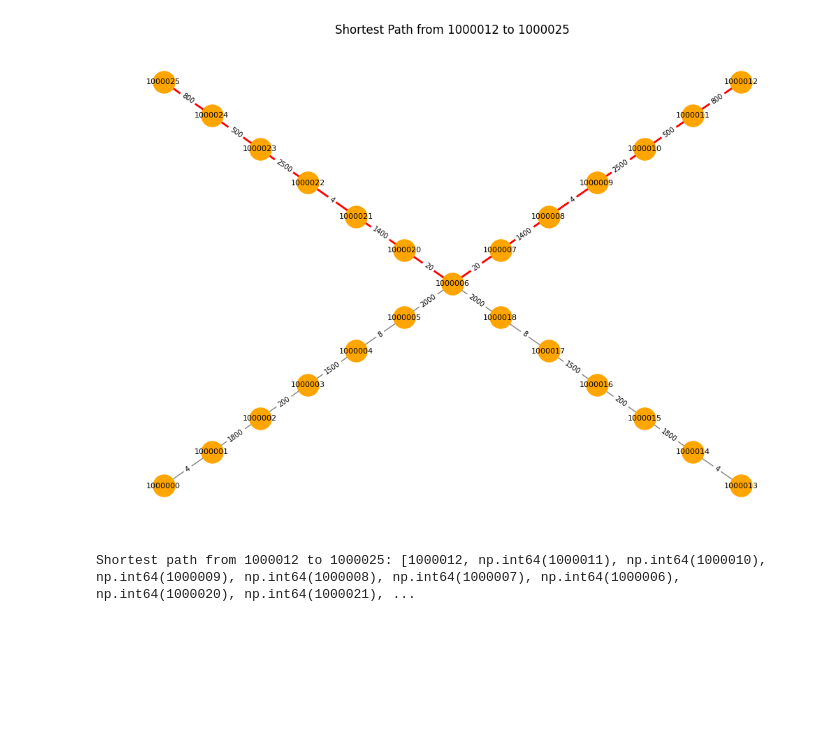
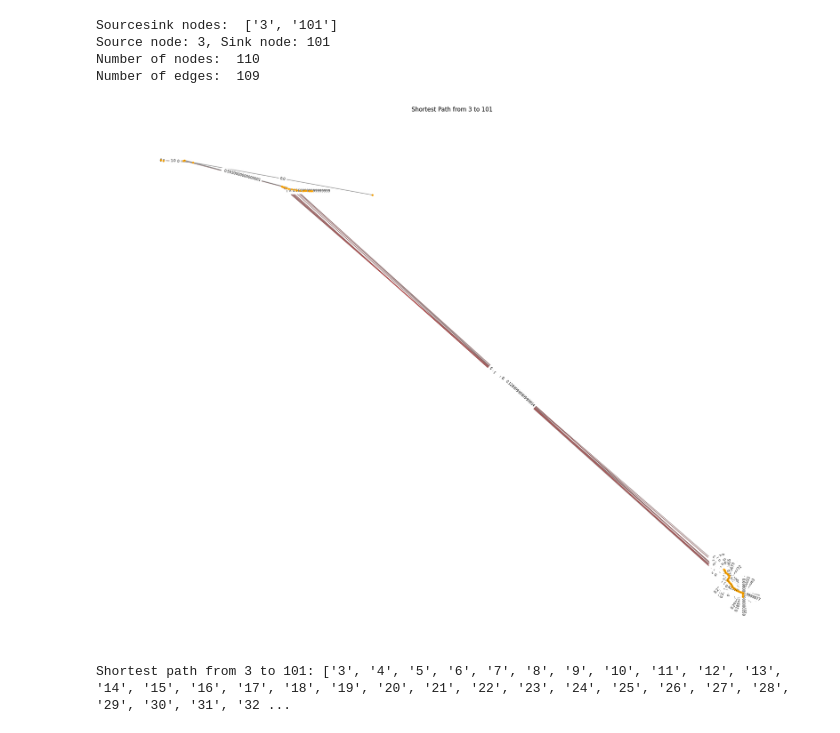
Before and after one commit to daniela1998/Advanced-Simulation-Assignments, a Jupyter notebook: Yao/network_Yao/network_Yao.ipynb, the cells around one changed output. Cells and saved outputs as stored; diff of their text form; code cells hidden in the pictures; blank space fills up the shorter version.

Commit message:
change demo to test2

```diff
--- a/Yao/network_Yao/network_Yao.ipynb
+++ b/Yao/network_Yao/network_Yao.ipynb
@@ -5,7 +5,8 @@ import matplotlib.pyplot as plt
 import random
 # %%
 # import data from file
-road = pd.read_csv('data/demo-4.csv')
+file_name = '../data/demo_1234.csv'
+road = pd.read_csv(file_name)
 # %%
 road.head()
 # %% [output]
@@ -17,0 +19,7 @@ road.head()
+# %%
+# create the dataframe for the road only contains N1
+road_N1 = road[road['road'] == 'N1']
+# %%
+# choose the dataframe with only 30 rows
+road_N1_110 = road_N1.iloc[:110]
+(road_N1_110.tail(3))
@@ -35,27 +48,34 @@ def find_shortest_path_from_sourcesink(df):
 
     # Extract node positions for visualization
     pos = nx.get_node_attributes(G, 'pos')
+    if not pos:
+        print("Error: Node positions are missing!")
 
     # Filter for nodes where 'model_type' is 'sourcesink'
     sourcesink_nodes = df[df['model_type'] == 'sourcesink']['id'].tolist()
+    print("Sourcesink nodes: ", sourcesink_nodes)
 
     # Randomly select two distinct sourcesink nodes
     if len(sourcesink_nodes) >= 2:
         source, sink = random.sample(sourcesink_nodes, 2)  # Pick two distinct nodes
+        print(f"Source node: {source}, Sink node: {sink}")
     else:
         print("Not enough 'sourcesink' nodes available for shortest path calculation.")
         return
+
+    print("Number of nodes: ", G.number_of_nodes())
+    print("Number of edges: ", G.number_of_edges())
 
     # Compute the shortest path using road length as weight
     shortest_path = nx.shortest_path(G, source, sink, weight='weight')
 
     # Draw the full network
-    plt.figure(figsize=(10, 7))
-    nx.draw(G, pos, with_labels=True, node_color='orange', edge_color='gray', node_size=500, font_size=8)
+    plt.figure(figsize=(20, 15))
+    nx.draw(G, pos, with_labels=True, node_color='orange', edge_color='gray', node_size=10, font_size=1)
 
     # Highlight the shortest path
     path_edges = list(zip(shortest_path, shortest_path[1:]))  # Convert path nodes into edges
-    nx.draw_networkx_edges(G, pos, edgelist=path_edges, edge_color='red', width=2)
+    nx.draw_networkx_edges(G, pos, edgelist=path_edges, edge_color='red', width=0.1)
 
     # Show edge labels (road segment lengths)
     edge_labels = nx.get_edge_attributes(G, 'weight')
@@ -68,7 +88,11 @@ def find_shortest_path_from_sourcesink(df):
     # Print the shortest path
     print(f"Shortest path from {source} to {sink}: {shortest_path}")
 # %%
-find_shortest_path_from_sourcesink(road)
+find_shortest_path_from_sourcesink(road_N1_110)
 # %% [output]
+Sourcesink nodes:  ['3', '101']
+Source node: 3, Sink node: 101
+Number of nodes:  110
+Number of edges:  109
-[figure, old version]
+[figure, new version]
-Shortest path from 1000012 to 1000025: [1000012, np.int64(1000011), np.int64(1000010), np.int64(1000009), np.int64(1000008), np.int64(1000007), np.int64(1000006), np.int64(1000020), np.int64(1000021), ...
+Shortest path from 3 to 101: ['3', '4', '5', '6', '7', '8', '9', '10', '11', '12', '13', '14', '15', '16', '17', '18', '19', '20', '21', '22', '23', '24', '25', '26', '27', '28', '29', '30', '31', '32 ...
```
Also changed, not shown: parts of 2 cells of this notebook, 1 other file.
